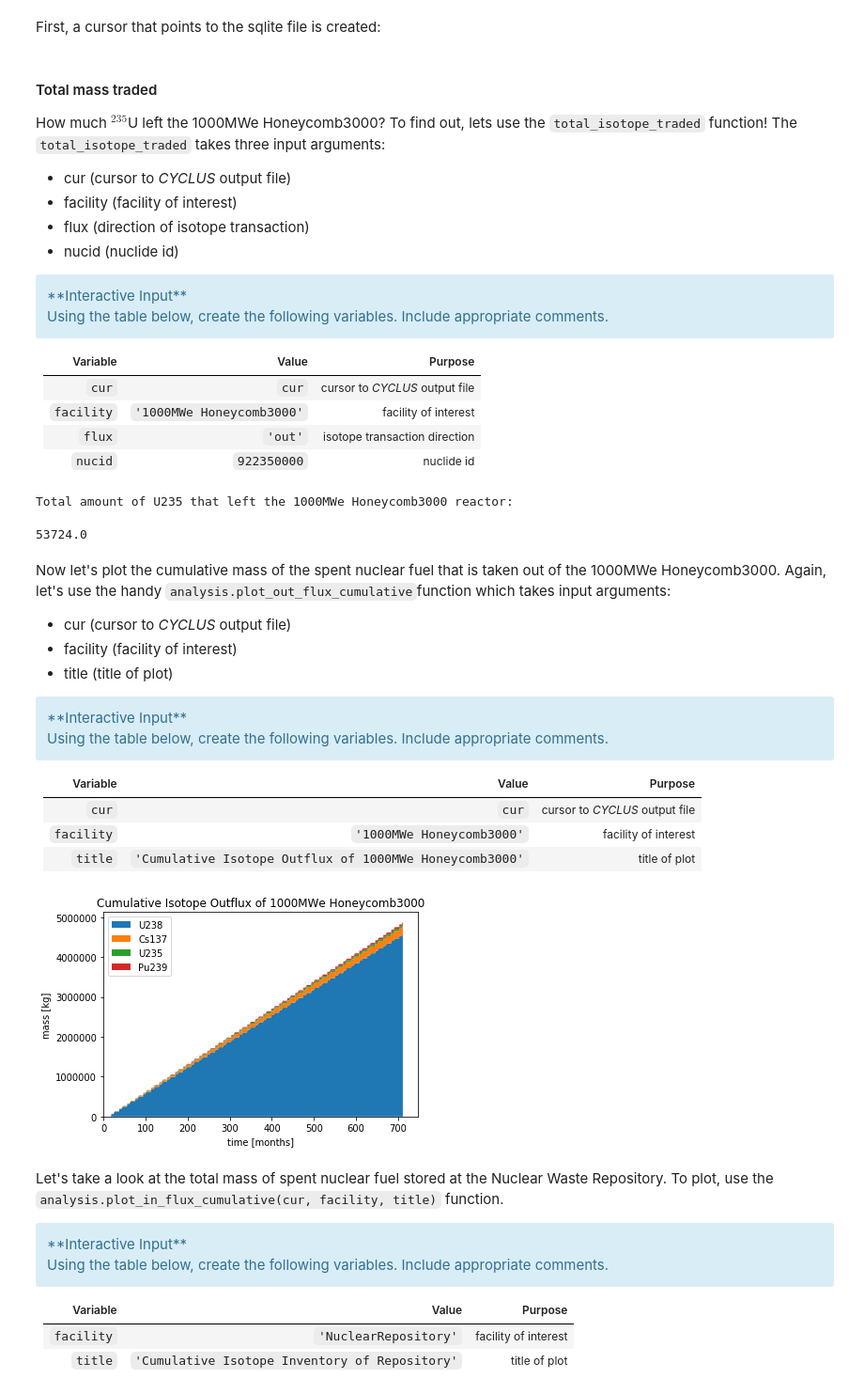
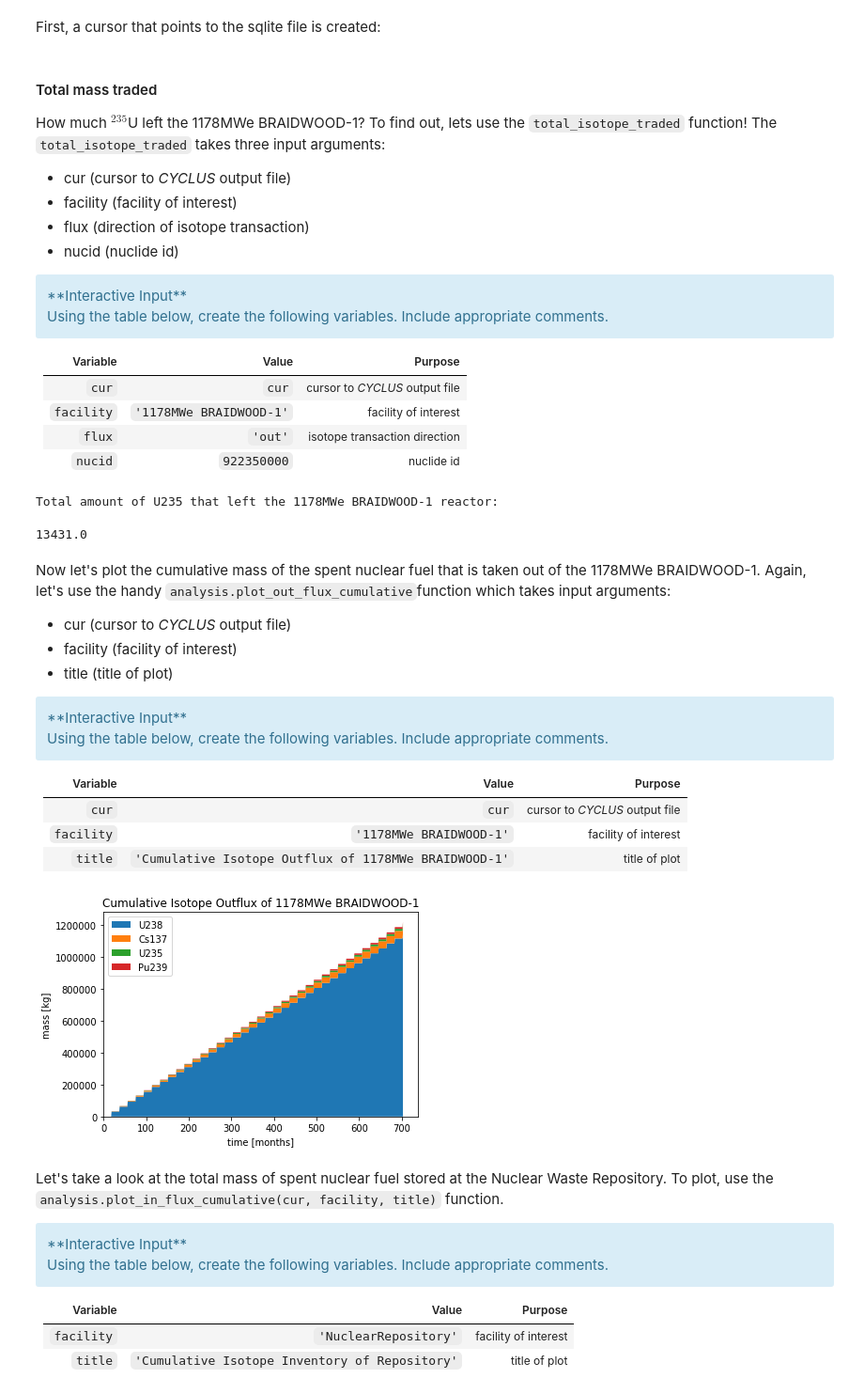
Before and after one commit to pichman2/cyclus-tutorial, a Jupyter notebook: Tutorial_interactive_key.ipynb, the cells around one changed output. Shown at 94% size. Saved outputs shown, nothing was run; the diff lists cells and outputs as text; code cells hidden in the pictures.

```diff
--- a/Tutorial_interactive_key.ipynb
+++ b/Tutorial_interactive_key.ipynb
@@ -534,7 +563,7 @@ cur = analysis.cursor('singlereactortutorial.sqlite')
 # %% [markdown]
 #### Total mass traded
 
-How much $^{235}$U left the 1000MWe Honeycomb3000?
+How much $^{235}$U left the 1178MWe BRAIDWOOD-1?
 To find out, lets use the `total_isotope_traded` function!
 The `total_isotope_traded` takes three input arguments:
 - cur (cursor to *CYCLUS* output file)
@@ -551,21 +580,21 @@ Using the table below, create the following variables.  Include appropriate comm
 | Variable | Value  | Purpose |
 | -------- | ------ | ------- |
 | `cur`      | `cur` | cursor to *CYCLUS* output file |
-| `facility`      | `'1000MWe Honeycomb3000'` | facility of interest |
+| `facility`      | `'1178MWe BRAIDWOOD-1'` | facility of interest |
 | `flux`      | `'out'` | isotope transaction direction |
 | `nucid`      | `922350000` | nuclide id |
 # %%
 cur = cur # cursor to CYCLUS output file
-facility = '1000MWe Honeycomb3000' # facility of interest
+facility = '1178MWe BRAIDWOOD-1' # facility of interest
 flux = 'out' # isotope transaction direction
 nucid = 922350000 # nuclide id
 print('Total amount of U235 that left the '+ str(facility) +' reactor:')
 analysis.total_isotope_traded(cur,facility,flux,nucid)
 # %% [output]
-Total amount of U235 that left the 1000MWe Honeycomb3000 reactor:
+Total amount of U235 that left the 1178MWe BRAIDWOOD-1 reactor:
-53724.0
+13431.0
 # %% [markdown]
-Now let's plot the cumulative mass of the spent nuclear fuel that is taken out of the 1000MWe Honeycomb3000.
+Now let's plot the cumulative mass of the spent nuclear fuel that is taken out of the 1178MWe BRAIDWOOD-1.
 Again, let's use the handy `analysis.plot_out_flux_cumulative`function which takes input arguments:
 - cur (cursor to *CYCLUS* output file)
 - facility (facility of interest)
@@ -580,14 +609,14 @@ Using the table below, create the following variables.  Include appropriate comm
 | Variable | Value  | Purpose |
 | -------- | ------ | ------- |
 | `cur`      | `cur` | cursor to *CYCLUS* output file |
-| `facility`      | `'1000MWe Honeycomb3000'` | facility of interest |
-| `title`      | `'Cumulative Isotope Outflux of 1000MWe Honeycomb3000'` | title of plot |
+| `facility`      | `'1178MWe BRAIDWOOD-1'` | facility of interest |
+| `title`      | `'Cumulative Isotope Outflux of 1178MWe BRAIDWOOD-1'` | title of plot |
 # %%
-facility = '1000MWe Honeycomb3000'
-title = 'Cumulative Isotope Outflux of 1000MWe Honeycomb3000'
+facility = '1178MWe BRAIDWOOD-1'
+title = 'Cumulative Isotope Outflux of 1178MWe BRAIDWOOD-1'
 analysis.plot_out_flux_cumulative(cur, facility,title)
 # %% [output]
-[figure, old version]
+[figure, new version]
 # %% [markdown]
 Let's take a look at the total mass of spent nuclear fuel stored at the Nuclear Waste Repository.
 To plot, use the `analysis.plot_in_flux_cumulative(cur, facility, title)` function.
```
Also changed, not shown: parts of 27 cells of this notebook, 6 other files.
